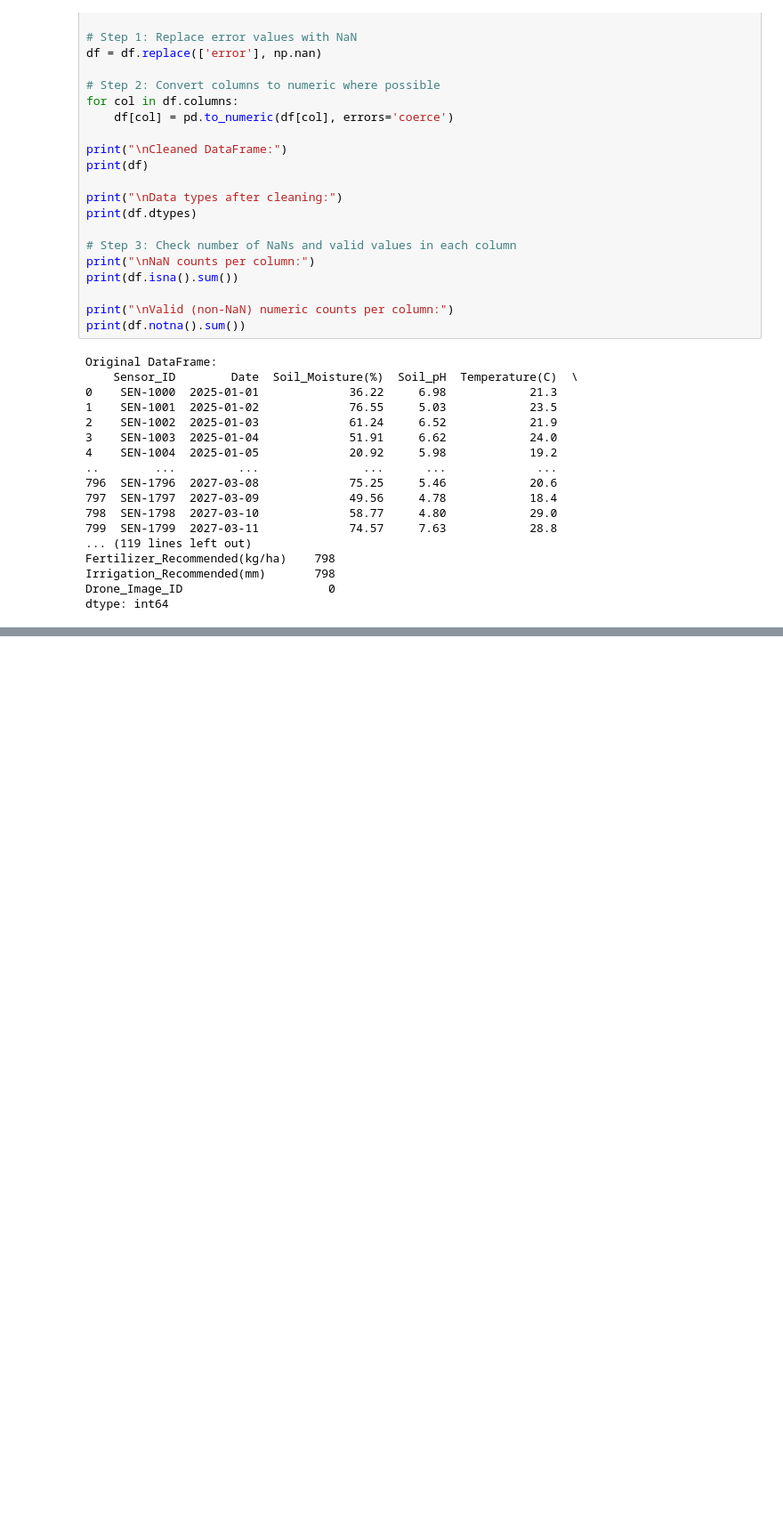
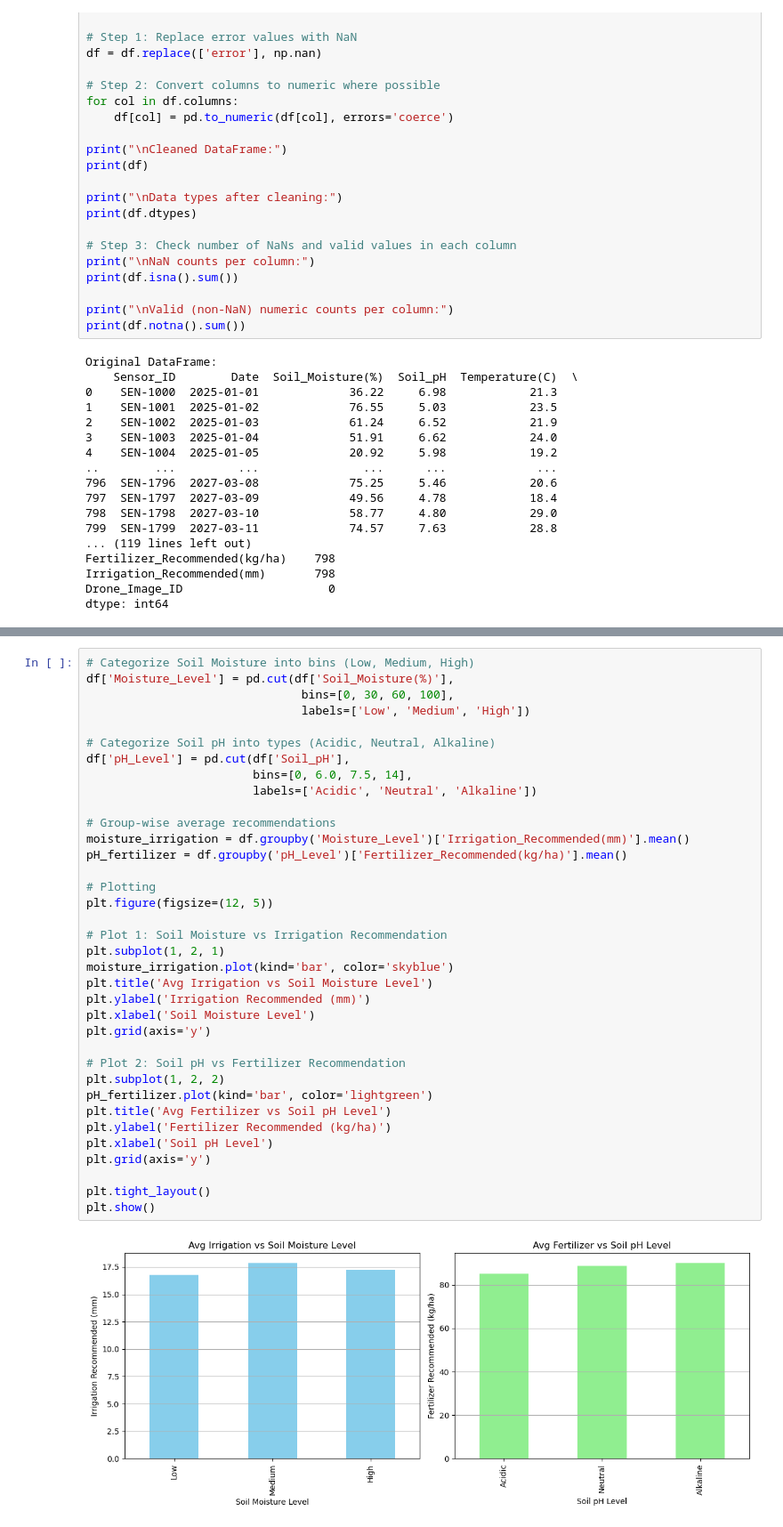
Before and after one commit to Khotadetmajuong/Assignment, a Jupyter notebook: Assignment5.ipynb, the cells around one changed output, grey strips where cells are left out. Shown: that part at 89% size. Saved outputs shown, nothing was run; the diff lists cells and outputs as text; blank space fills up the shorter version.

```diff
--- a/Assignment5.ipynb
+++ b/Assignment5.ipynb
@@ -170,0 +184,38 @@ dtype: int64
+# %%
+# Categorize Soil Moisture into bins (Low, Medium, High)
+df['Moisture_Level'] = pd.cut(df['Soil_Moisture(%)'],
+                               bins=[0, 30, 60, 100],
+                               labels=['Low', 'Medium', 'High'])
+
+# Categorize Soil pH into types (Acidic, Neutral, Alkaline)
+df['pH_Level'] = pd.cut(df['Soil_pH'],
+                        bins=[0, 6.0, 7.5, 14],
+                        labels=['Acidic', 'Neutral', 'Alkaline'])
+
+# Group-wise average recommendations
+moisture_irrigation = df.groupby('Moisture_Level')['Irrigation_Recommended(mm)'].mean()
+pH_fertilizer = df.groupby('pH_Level')['Fertilizer_Recommended(kg/ha)'].mean()
+
+# Plotting
+plt.figure(figsize=(12, 5))
+
+# Plot 1: Soil Moisture vs Irrigation Recommendation
+plt.subplot(1, 2, 1)
+moisture_irrigation.plot(kind='bar', color='skyblue')
+plt.title('Avg Irrigation vs Soil Moisture Level')
+plt.ylabel('Irrigation Recommended (mm)')
+plt.xlabel('Soil Moisture Level')
+plt.grid(axis='y')
+
+# Plot 2: Soil pH vs Fertilizer Recommendation
+plt.subplot(1, 2, 2)
+pH_fertilizer.plot(kind='bar', color='lightgreen')
+plt.title('Avg Fertilizer vs Soil pH Level')
+plt.ylabel('Fertilizer Recommended (kg/ha)')
+plt.xlabel('Soil pH Level')
+plt.grid(axis='y')
+
+plt.tight_layout()
+plt.show()
+# %% [output]
+[figure, added]
```
Also changed, not shown: parts of 1 cell of this notebook.
